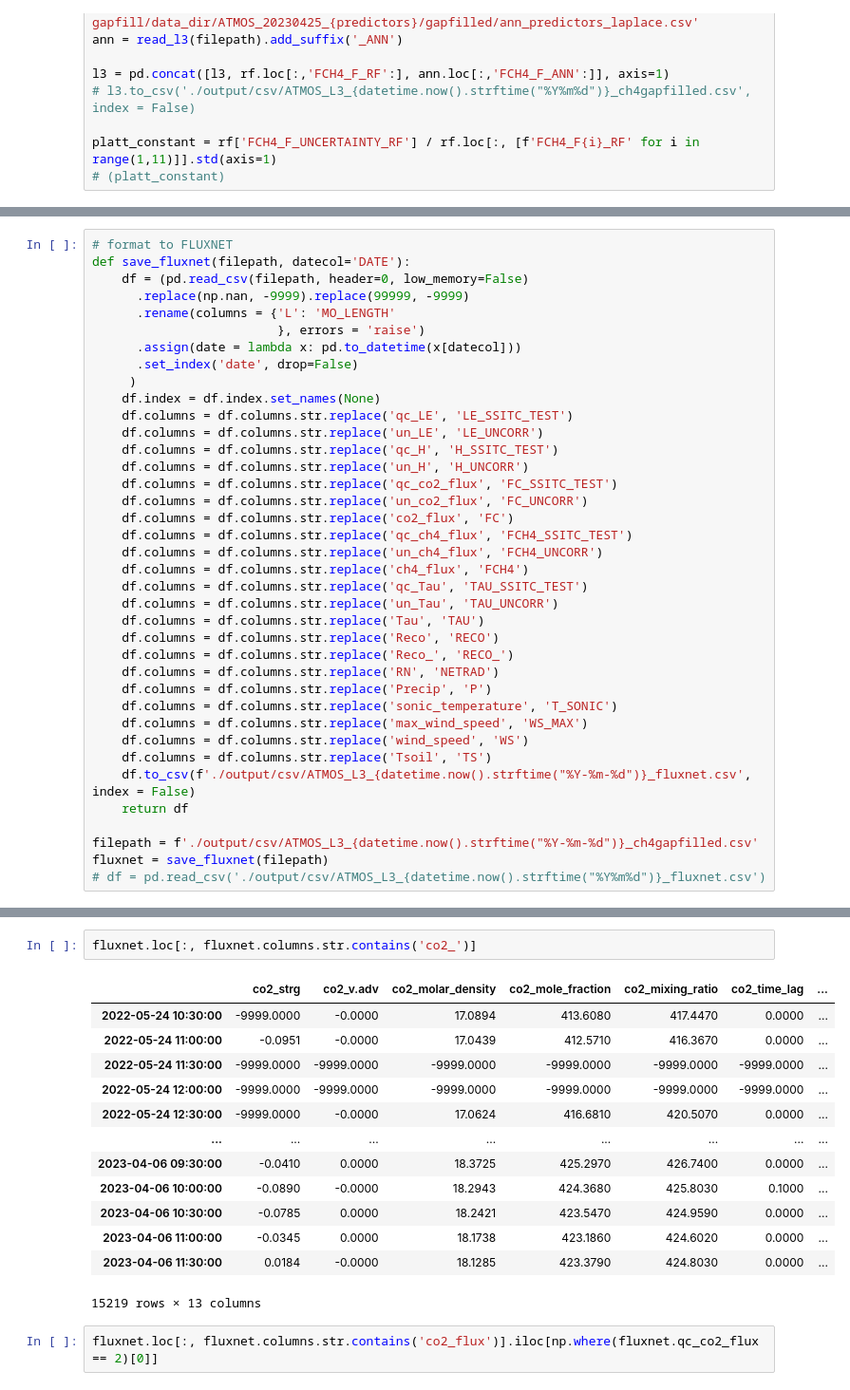
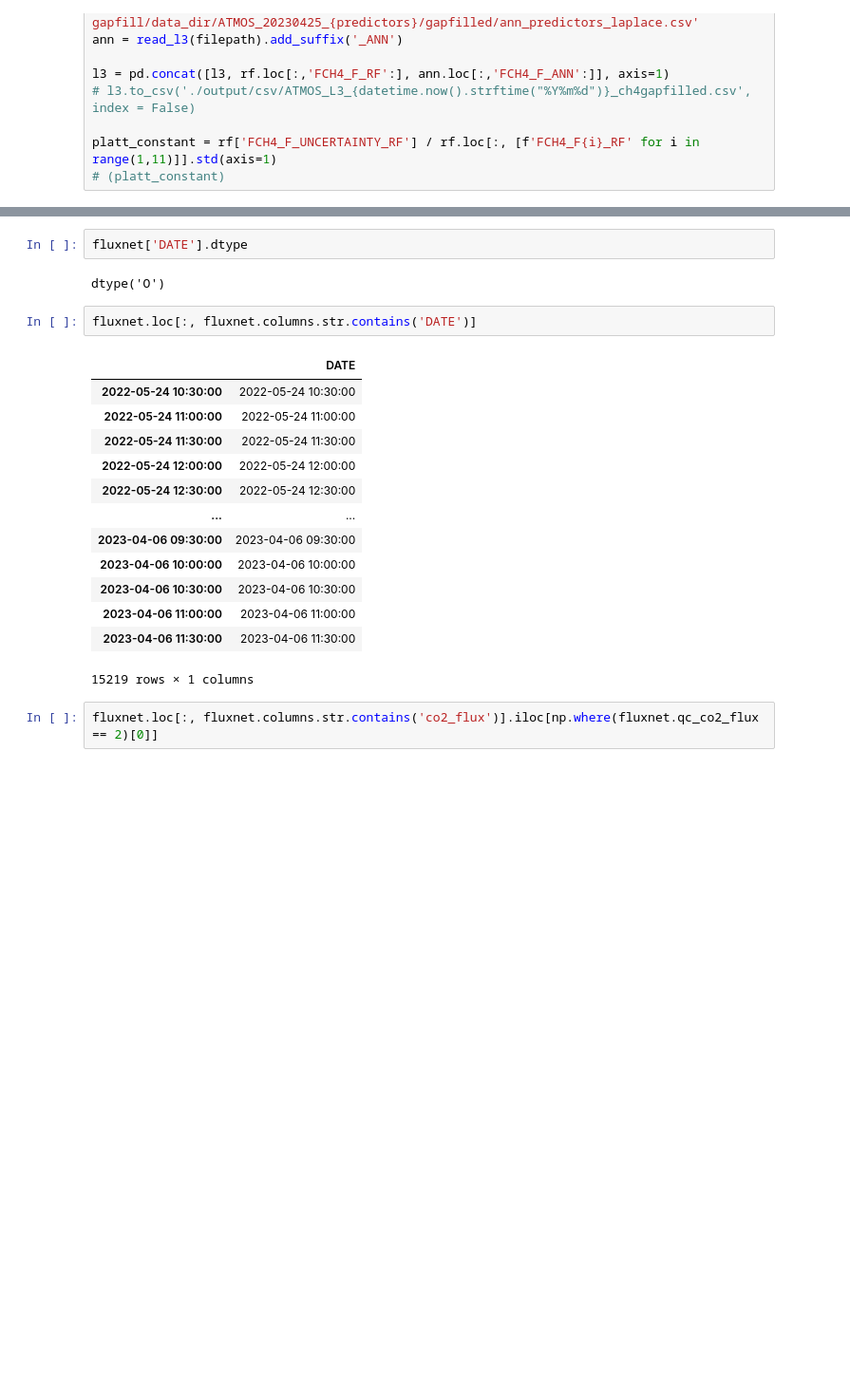
Before and after one commit to ottobriner/atmos-flux-data, a Jupyter notebook: atmos-output.ipynb, the cells around one changed output, grey strips where cells are left out. Shown: that part at 95% size. Cells and saved outputs as stored; diff of their text form; blank space fills up the shorter version.

Commit message:
formatting for FLUXNET

```diff
--- a/atmos-output.ipynb
+++ b/atmos-output.ipynb
@@ -78,38 +77,0 @@ l3.to_csv(f'./output/csv/ATMOS_L3_{datetime.now().strftime("%Y-%m-%d")}_ch4gapfi
-# %%
-# format to FLUXNET
-def save_fluxnet(filepath, datecol='DATE'):
-    df = (pd.read_csv(filepath, header=0, low_memory=False)
-      .replace(np.nan, -9999).replace(99999, -9999)
-      .rename(columns = {'L': 'MO_LENGTH'
-                         }, errors = 'raise')
-      .assign(date = lambda x: pd.to_datetime(x[datecol]))
-      .set_index('date', drop=False)
-     )
-    df.index = df.index.set_names(None)
-    df.columns = df.columns.str.replace('qc_LE', 'LE_SSITC_TEST')
-    df.columns = df.columns.str.replace('un_LE', 'LE_UNCORR')
-    df.columns = df.columns.str.replace('qc_H', 'H_SSITC_TEST')
-    df.columns = df.columns.str.replace('un_H', 'H_UNCORR')
-    df.columns = df.columns.str.replace('qc_co2_flux', 'FC_SSITC_TEST')
-    df.columns = df.columns.str.replace('un_co2_flux', 'FC_UNCORR')
-    df.columns = df.columns.str.replace('co2_flux', 'FC')
-    df.columns = df.columns.str.replace('qc_ch4_flux', 'FCH4_SSITC_TEST')
-    df.columns = df.columns.str.replace('un_ch4_flux', 'FCH4_UNCORR')
-    df.columns = df.columns.str.replace('ch4_flux', 'FCH4')
-    df.columns = df.columns.str.replace('qc_Tau', 'TAU_SSITC_TEST')
-    df.columns = df.columns.str.replace('un_Tau', 'TAU_UNCORR')
-    df.columns = df.columns.str.replace('Tau', 'TAU')
-    df.columns = df.columns.str.replace('Reco', 'RECO')
-    df.columns = df.columns.str.replace('Reco_', 'RECO_')
-    df.columns = df.columns.str.replace('RN', 'NETRAD')
-    df.columns = df.columns.str.replace('Precip', 'P')
-    df.columns = df.columns.str.replace('sonic_temperature', 'T_SONIC')
-    df.columns = df.columns.str.replace('max_wind_speed', 'WS_MAX')
-    df.columns = df.columns.str.replace('wind_speed', 'WS')
-    df.columns = df.columns.str.replace('Tsoil', 'TS')
-    df.to_csv(f'./output/csv/ATMOS_L3_{datetime.now().strftime("%Y-%m-%d")}_fluxnet.csv', index = False)
-    return df
-
-filepath = f'./output/csv/ATMOS_L3_{datetime.now().strftime("%Y-%m-%d")}_ch4gapfilled.csv'
-fluxnet = save_fluxnet(filepath)
-# df = pd.read_csv('./output/csv/ATMOS_L3_{datetime.now().strftime("%Y%m%d")}_fluxnet.csv')
@@ -131,19 +247,23 @@ Name: WS, Length: 15219, dtype: float64
+# %%
+fluxnet['DATE'].dtype
+# %% [output]
+dtype('O')
 # %%
-fluxnet.loc[:, fluxnet.columns.str.contains('co2_')]
+fluxnet.loc[:, fluxnet.columns.str.contains('DATE')]
 # %% [output]
-|  | co2_strg | co2_v.adv | co2_molar_density | co2_mole_fraction | co2_mixing_ratio | co2_time_lag | ... |
-| 2022-05-24 10:30:00 | -9999.0000 | -0.0000 | 17.0894 | 413.6080 | 417.4470 | 0.0000 | ... |
-| 2022-05-24 11:00:00 | -0.0951 | -0.0000 | 17.0439 | 412.5710 | 416.3670 | 0.0000 | ... |
-| 2022-05-24 11:30:00 | -9999.0000 | -9999.0000 | -9999.0000 | -9999.0000 | -9999.0000 | -9999.0000 | ... |
-| 2022-05-24 12:00:00 | -9999.0000 | -9999.0000 | -9999.0000 | -9999.0000 | -9999.0000 | -9999.0000 | ... |
-| 2022-05-24 12:30:00 | -9999.0000 | -0.0000 | 17.0624 | 416.6810 | 420.5070 | 0.0000 | ... |
-| ... | ... | ... | ... | ... | ... | ... | ... |
-| 2023-04-06 09:30:00 | -0.0410 | 0.0000 | 18.3725 | 425.2970 | 426.7400 | 0.0000 | ... |
-| 2023-04-06 10:00:00 | -0.0890 | -0.0000 | 18.2943 | 424.3680 | 425.8030 | 0.1000 | ... |
-| 2023-04-06 10:30:00 | -0.0785 | 0.0000 | 18.2421 | 423.5470 | 424.9590 | 0.0000 | ... |
-| 2023-04-06 11:00:00 | -0.0345 | 0.0000 | 18.1738 | 423.1860 | 424.6020 | 0.0000 | ... |
-| 2023-04-06 11:30:00 | 0.0184 | -0.0000 | 18.1285 | 423.3790 | 424.8030 | 0.0000 | ... |
+|  | DATE |
+| 2022-05-24 10:30:00 | 2022-05-24 10:30:00 |
+| 2022-05-24 11:00:00 | 2022-05-24 11:00:00 |
+| 2022-05-24 11:30:00 | 2022-05-24 11:30:00 |
+| 2022-05-24 12:00:00 | 2022-05-24 12:00:00 |
+| 2022-05-24 12:30:00 | 2022-05-24 12:30:00 |
+| ... | ... |
+| 2023-04-06 09:30:00 | 2023-04-06 09:30:00 |
+| 2023-04-06 10:00:00 | 2023-04-06 10:00:00 |
+| 2023-04-06 10:30:00 | 2023-04-06 10:30:00 |
+| 2023-04-06 11:00:00 | 2023-04-06 11:00:00 |
+| 2023-04-06 11:30:00 | 2023-04-06 11:30:00 |
-15219 rows × 13 columns
+15219 rows × 1 columns
 # %%
 fluxnet.loc[:, fluxnet.columns.str.contains('co2_flux')].iloc[np.where(fluxnet.qc_co2_flux == 2)[0]]
 # %% [output]
```
Also changed, not shown: parts of 7 cells of this notebook.
